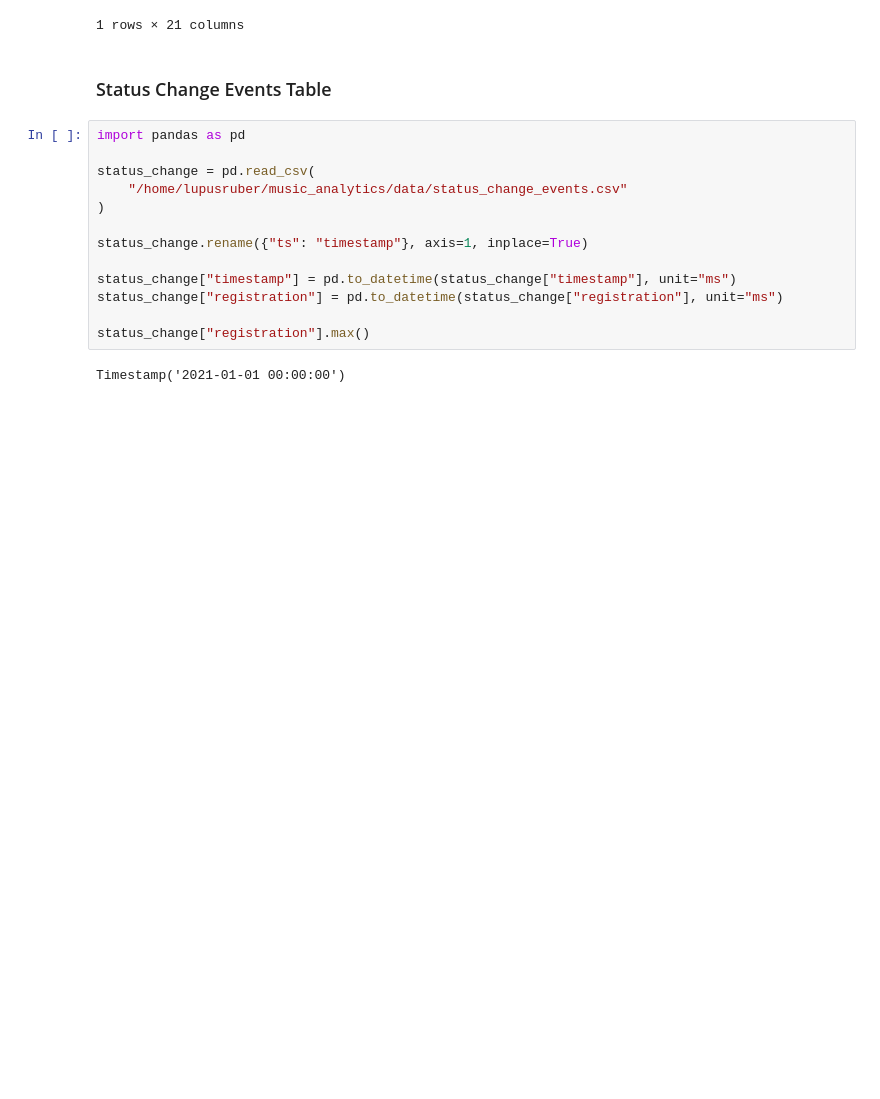
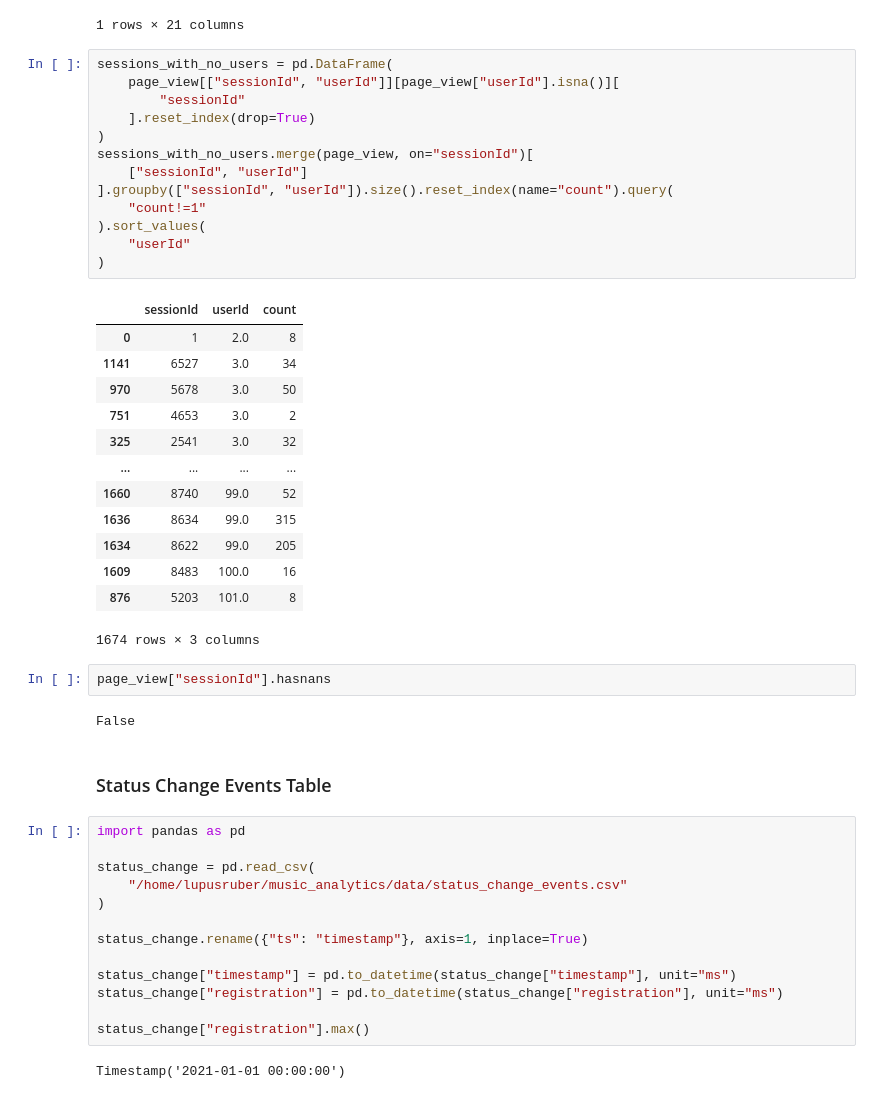
Before and after one commit to lupusruber/music_analytics, a Jupyter notebook: notebooks/tests.ipynb, the cells around one changed output. Saved outputs shown, nothing was run; the diff lists cells and outputs as text; blank space fills up the shorter version.

```diff
--- a/notebooks/tests.ipynb
+++ b/notebooks/tests.ipynb
@@ -308,6 +308,37 @@ page_view.loc[mask]
 |  | ts | sessionId | page | auth | method | status | level | itemInSession | city | zip | ... |
 | 301 | 2021-01-02 07:37:40 | 74 | NextSong | Logged In | PUT | 200 | free | 0 | Saint George | 84770 | ... |
 1 rows × 21 columns
+# %%
+sessions_with_no_users = pd.DataFrame(
+    page_view[["sessionId", "userId"]][page_view["userId"].isna()][
+        "sessionId"
+    ].reset_index(drop=True)
+)
+sessions_with_no_users.merge(page_view, on="sessionId")[
+    ["sessionId", "userId"]
+].groupby(["sessionId", "userId"]).size().reset_index(name="count").query(
+    "count!=1"
+).sort_values(
+    "userId"
+)
+# %% [output]
+|  | sessionId | userId | count |
+| 0 | 1 | 2.0 | 8 |
+| 1141 | 6527 | 3.0 | 34 |
+| 970 | 5678 | 3.0 | 50 |
+| 751 | 4653 | 3.0 | 2 |
+| 325 | 2541 | 3.0 | 32 |
+| ... | ... | ... | ... |
+| 1660 | 8740 | 99.0 | 52 |
+| 1636 | 8634 | 99.0 | 315 |
+| 1634 | 8622 | 99.0 | 205 |
+| 1609 | 8483 | 100.0 | 16 |
+| 876 | 5203 | 101.0 | 8 |
+1674 rows × 3 columns
+# %%
+page_view["sessionId"].hasnans
+# %% [output]
+False
 # %% [markdown]
 ### Status Change Events Table
 # %%
```
Also changed, not shown: parts of 8 cells of this notebook, 15 other files.
